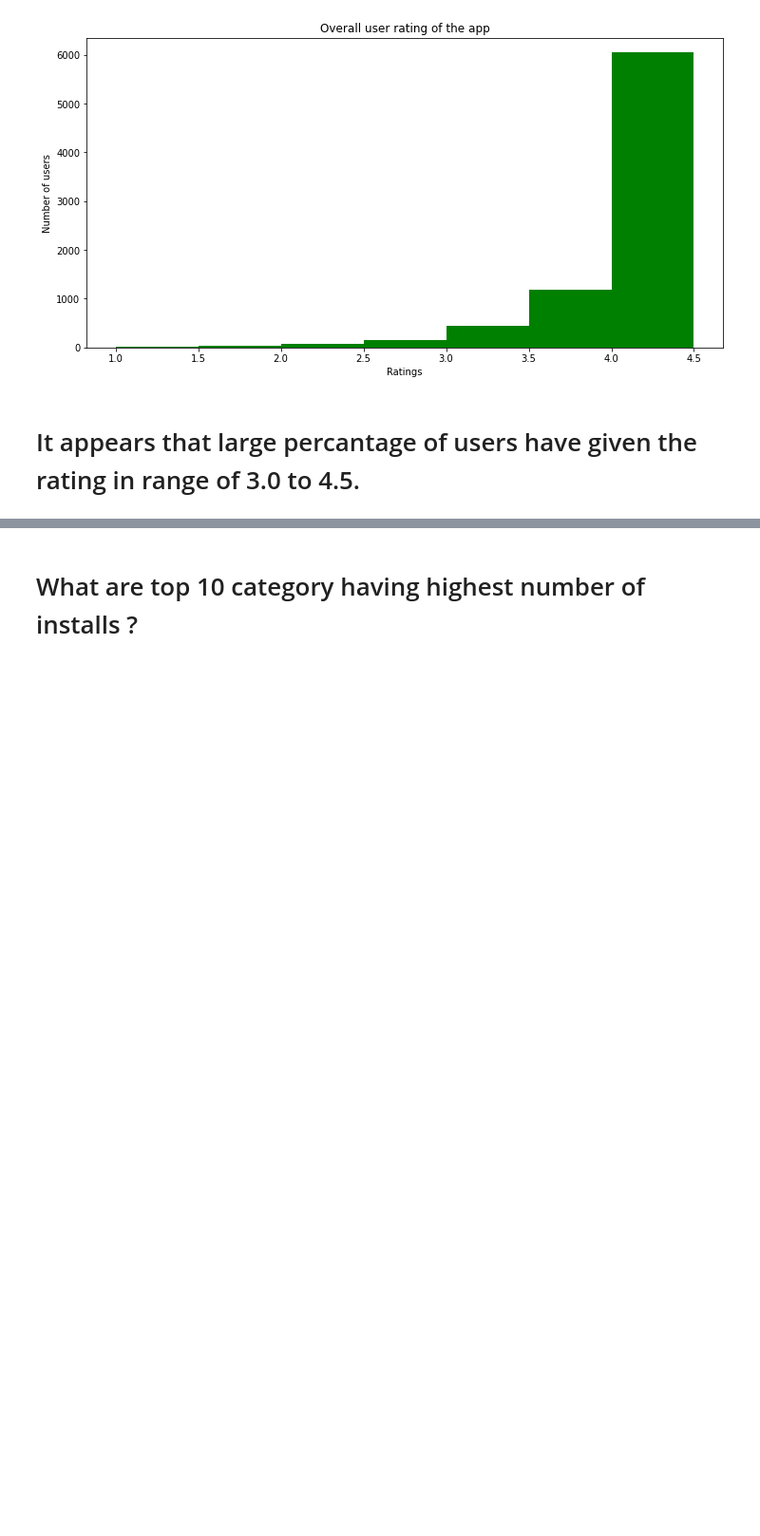
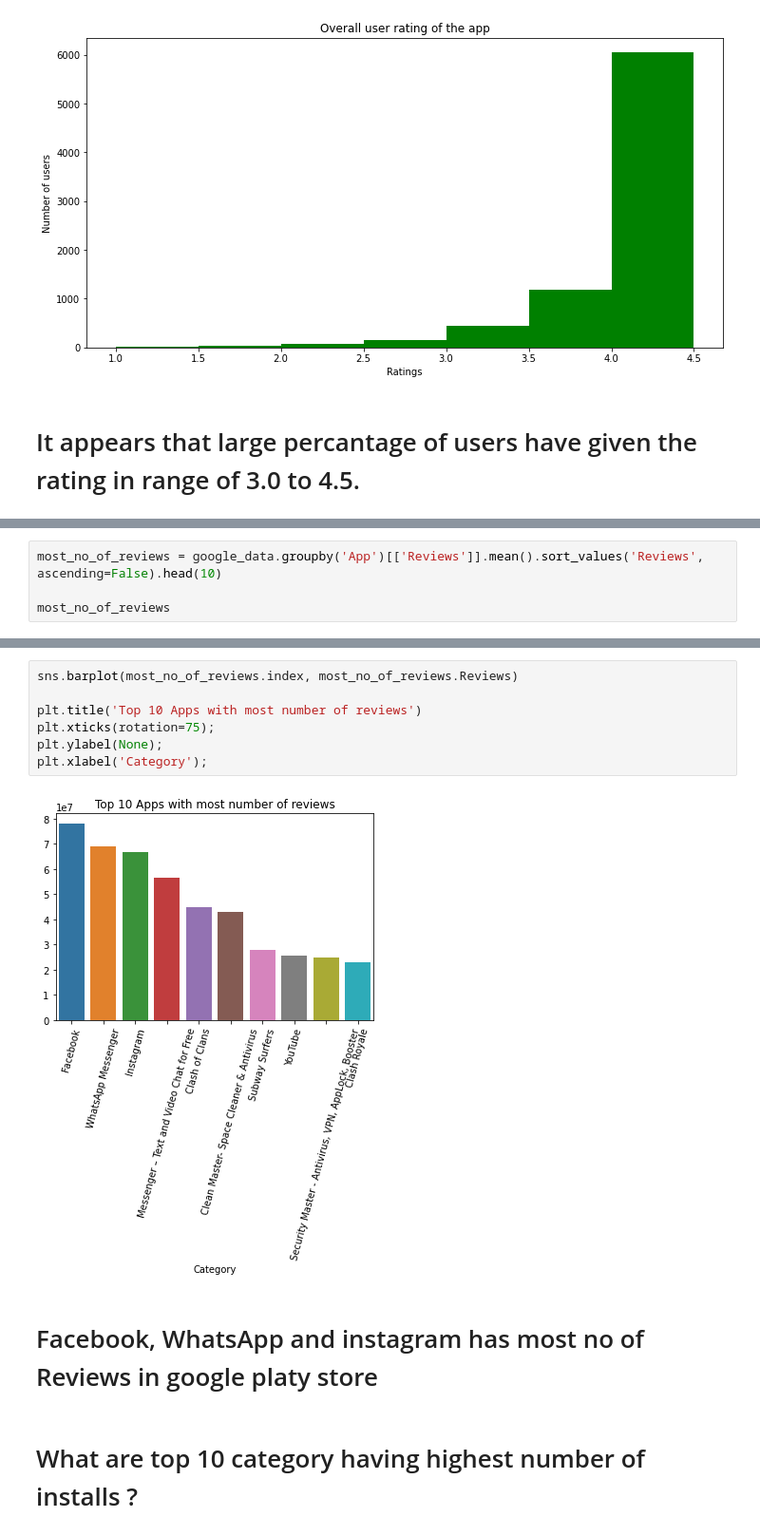
Before and after one commit to Akramkhan01/Capstone-Project-Play-Store-App-Review-Analysis, a Jupyter notebook: EDA_Play_Store_App_Review_Analysis_Capstone_Project.ipynb, the cells around one changed output, grey strips where cells are left out. Shown: that part at 95% size. Saved outputs shown, nothing was run; the diff lists cells and outputs as text; blank space fills up the shorter version.

```diff
--- a/EDA_Play_Store_App_Review_Analysis_Capstone_Project.ipynb
+++ b/EDA_Play_Store_App_Review_Analysis_Capstone_Project.ipynb
@@ -719,0 +835,4 @@ plt.hist(google_data.Rating, bins=np.arange(1,5,0.5), color='green');
+# %%
+most_no_of_reviews = google_data.groupby('App')[['Reviews']].mean().sort_values('Reviews', ascending=False).head(10)
+
+most_no_of_reviews
@@ -720,3 +852,14 @@ plt.hist(google_data.Rating, bins=np.arange(1,5,0.5), color='green');
+# %%
+sns.barplot(most_no_of_reviews.index, most_no_of_reviews.Reviews)
+
+plt.title('Top 10 Apps with most number of reviews')
+plt.xticks(rotation=75);
+plt.ylabel(None);
+plt.xlabel('Category');
+# %% [output]
+[figure, added]
+# %% [markdown]
+# Facebook, WhatsApp and instagram has most no of Reviews in google platy store
 # %% [markdown]
 # What are top 10 category having highest number of installs ?
 # %%
```
Also changed, not shown: parts of 13 cells of this notebook.
